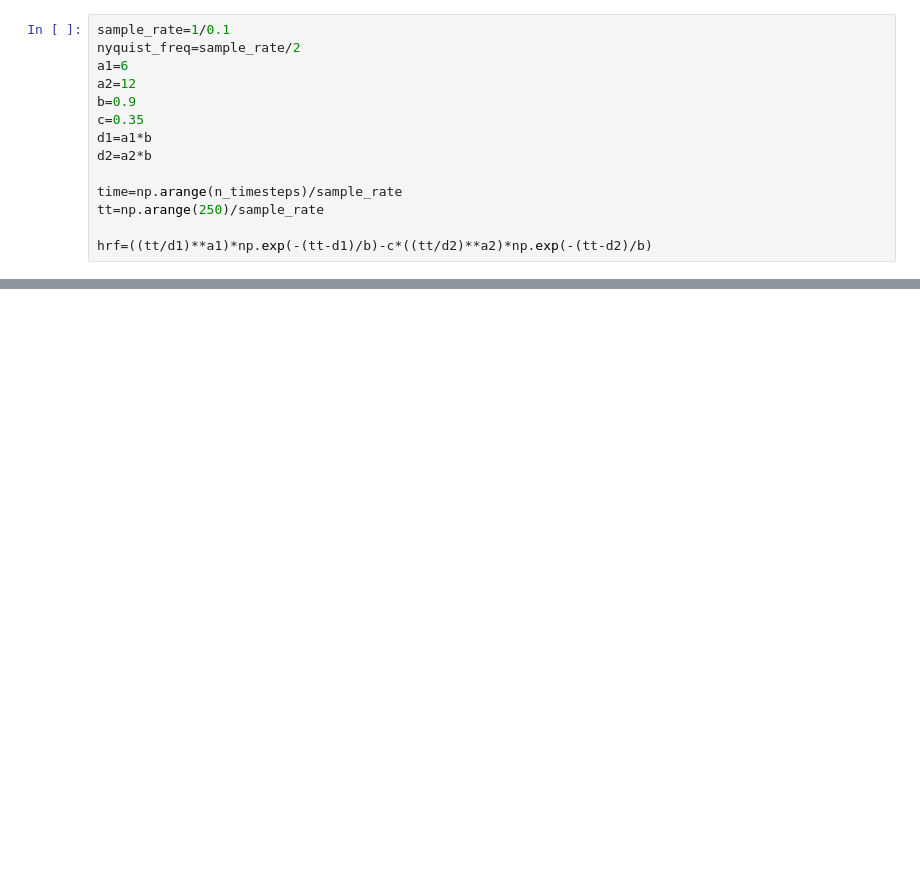
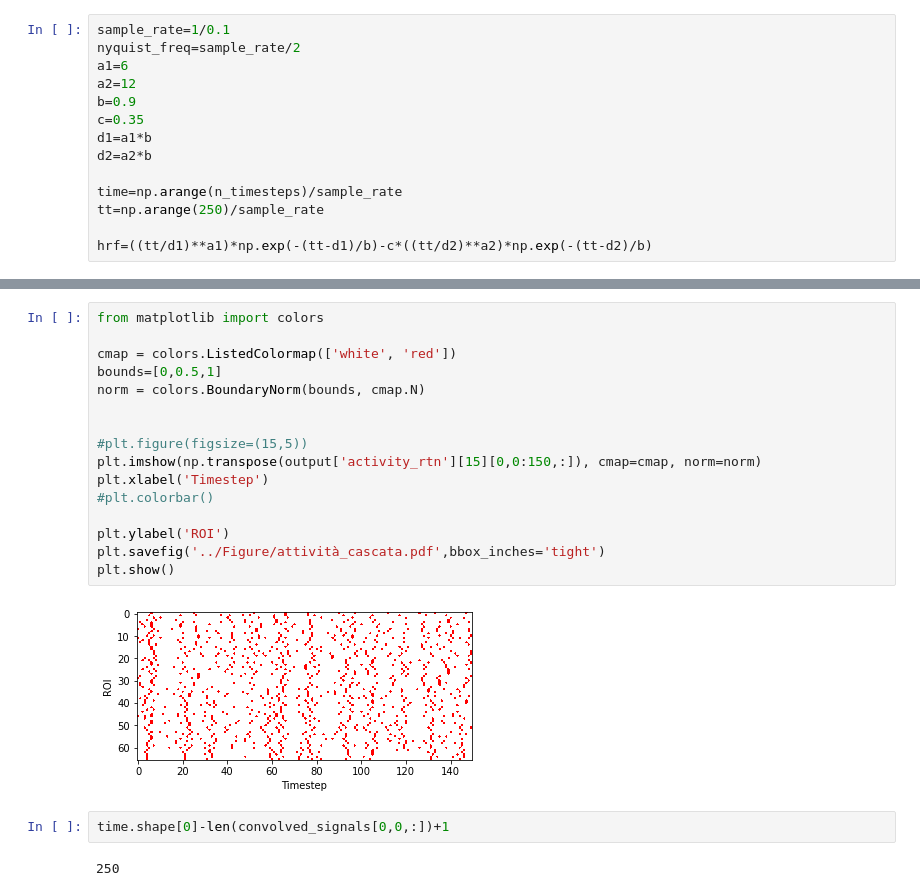
Before and after one commit to tommaso-bertola/TesiTriennale, a Jupyter notebook: Code/Signal Processing 3.ipynb, the cells around one changed output, grey strips where cells are left out. Saved outputs shown, nothing was run; the diff lists cells and outputs as text; blank space fills up the shorter version.

```diff
--- a/Code/Signal Processing 3.ipynb
+++ b/Code/Signal Processing 3.ipynb
@@ -71,0 +102,22 @@ filtered_signals = np.array(
+# %%
+from matplotlib import colors
+
+cmap = colors.ListedColormap(['white', 'red'])
+bounds=[0,0.5,1]
+norm = colors.BoundaryNorm(bounds, cmap.N)
+
+
+#plt.figure(figsize=(15,5))
+plt.imshow(np.transpose(output['activity_rtn'][15][0,0:150,:]), cmap=cmap, norm=norm)
+plt.xlabel('Timestep')
+#plt.colorbar()
+
+plt.ylabel('ROI')
+plt.savefig('../Figure/attività_cascata.pdf',bbox_inches='tight')
+plt.show()
+# %% [output]
+[figure, added]
+# %%
+time.shape[0]-len(convolved_signals[0,0,:])+1
+# %% [output]
+250
```
Also changed, not shown: parts of 9 cells of this notebook, 18 other files.
